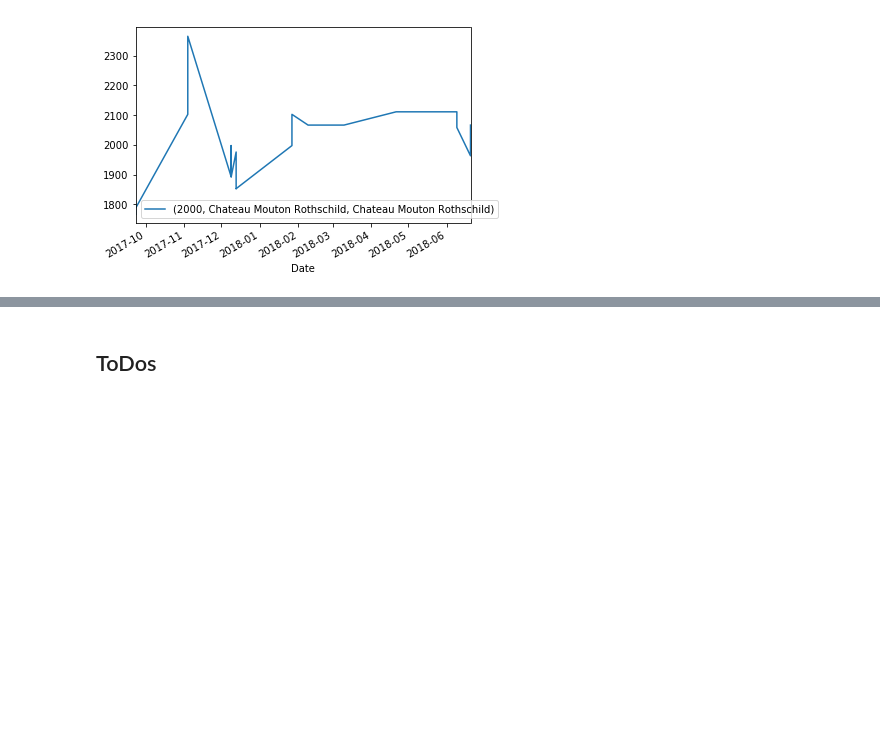
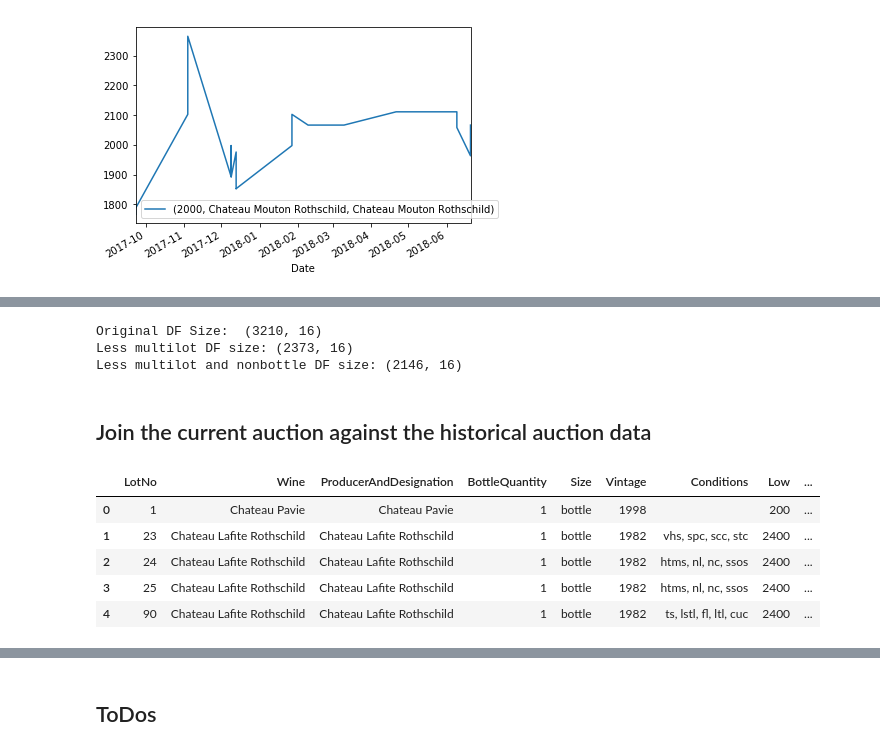
Before and after one commit to chenerick/wine_auction, a Jupyter notebook: Acker_Merrall_Condit_Exploration.ipynb, the cells around one changed output, grey strips where cells are left out. Saved outputs shown, nothing was run; the diff lists cells and outputs as text; code cells hidden in the pictures; blank space fills up the shorter version.

Commit message:
Scraping current auction

```diff
--- a/Acker_Merrall_Condit_Exploration.ipynb
+++ b/Acker_Merrall_Condit_Exploration.ipynb
@@ -249,0 +271,54 @@ for unique_bottle_key, single_bottle_timeseries in high_count_bottles_in_scope.g
+# %%
+# Scrape the bid data
+# Use this if you have the Raw Current Auction Data cached
+auction_id = 1216
+filename = 'Online Auction_1Jan19_2674 Lots Scraped Bid Data.csv'
+try:
+    current_auction_scraped_bids_raw_df = pd.read_csv(filename,na_filter=False)
+# Scrapes and writes to csv the raw data
+except FileNotFoundError:
+    current_auction_scraped_bids_raw_df = ack_scraper.dataframe_current_auction(auction_id)
+    current_auction_scraped_bids_raw_df.to_csv(filename, encoding='utf-8', index=False)
+# %%
+# Process the bid data and join against the Current Auction Spreadsheet
+current_auction_price_cols_to_retain = ['currentBid','estimateHigh', 'estimateLow', 'lotId', 'lotNo', 'reservePrice', 'winningBidderPaddle', 'winningBidderUserName' ]
+current_auction_scraped_bids_df = current_auction_scraped_bids_raw_df[current_auction_price_cols_to_retain]
+scraped_bids_col_rename_map = {
+    'lotNo' : 'LotNo',
+    #'estimateHigh' : 'High', #Wierd mismatches between spreadsheet high/low and auction site high/low
+    #'estimateLow' : 'Low',
+}
+current_auction_scraped_bids_df = current_auction_scraped_bids_df.rename( columns = scraped_bids_col_rename_map)
+joined_current_auction = pd.merge(raw_current_auction, current_auction_scraped_bids_df, on=['LotNo'])
+# %%
+# Filter the Current Auction Spreadsheet by Wine in Scope
+print('Original DF Size: ', joined_current_auction.shape)
+# Only keep single lot items
+current_auction_df = joined_current_auction.drop_duplicates(subset=['LotNo'], keep=False)
+print('Less multilot DF size:', current_auction_df.shape)
+
+# Only keep Bottles
+current_auction_df = current_auction_df[
+                                (current_auction_df["Size"].str.contains("bottle") == True) &
+                                (current_auction_df["Size"].str.contains("half") == False)
+                                ]
+print('Less multilot and nonbottle DF size:', current_auction_df.shape)
+current_auction_df = current_auction_df.reset_index(drop = True)
+# %% [output]
+Original DF Size:  (3210, 16)
+Less multilot DF size: (2373, 16)
+Less multilot and nonbottle DF size: (2146, 16)
+# %% [markdown]
+## Join the current auction against the historical auction data
+# %%
+# Join the current auction against the historical Summary Stats for Each wine + Vintage
+current_auction_df_historical = pd.merge(current_auction_df, bottle_grouped, on=['Wine', 'Vintage', 'ProducerAndDesignation'])
+# %%
+current_auction_df_historical.head()
+# %% [output]
+|  | LotNo | Wine | ProducerAndDesignation | BottleQuantity | Size | Vintage | Conditions | Low | ... |
+| 0 | 1 | Chateau Pavie | Chateau Pavie | 1 | bottle | 1998 |  | 200 | ... |
+| 1 | 23 | Chateau Lafite Rothschild | Chateau Lafite Rothschild | 1 | bottle | 1982 | vhs, spc, scc, stc | 2400 | ... |
+| 2 | 24 | Chateau Lafite Rothschild | Chateau Lafite Rothschild | 1 | bottle | 1982 | htms, nl, nc, ssos | 2400 | ... |
+| 3 | 25 | Chateau Lafite Rothschild | Chateau Lafite Rothschild | 1 | bottle | 1982 | htms, nl, nc, ssos | 2400 | ... |
+| 4 | 90 | Chateau Lafite Rothschild | Chateau Lafite Rothschild | 1 | bottle | 1982 | ts, lstl, fl, ltl, cuc | 2400 | ... |
```
Also changed, not shown: parts of 8 cells of this notebook, 3 other files.
